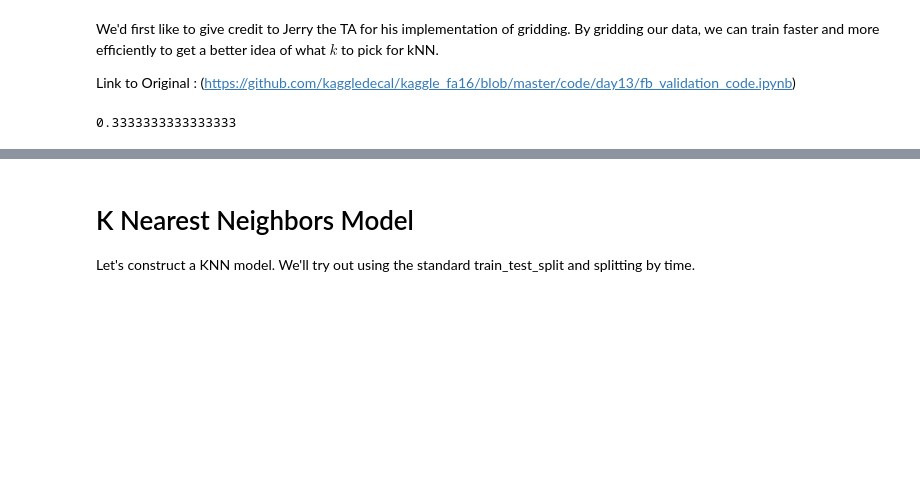
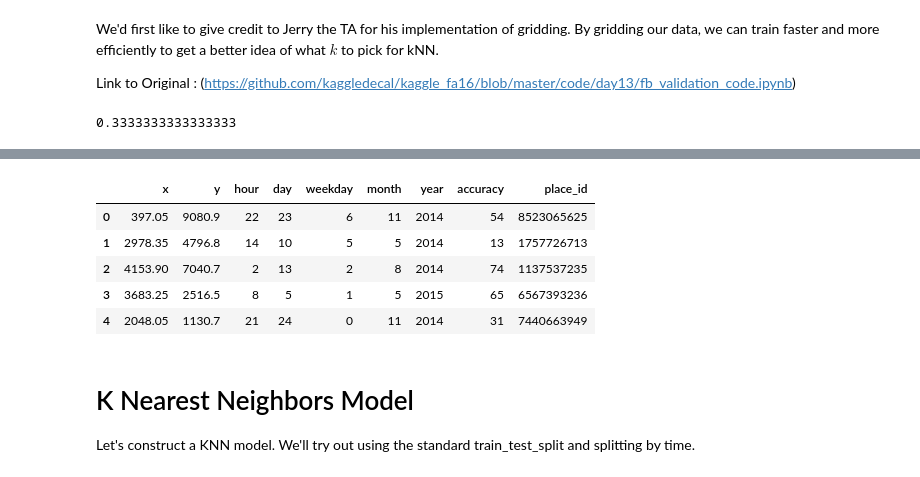
Before and after one commit to tinhnguyen20/kagswag, a Jupyter notebook: facebookPredictions/SumanProject2.ipynb, the cells around one changed output, grey strips where cells are left out. Saved outputs shown, nothing was run; the diff lists cells and outputs as text; code cells hidden in the pictures; blank space fills up the shorter version.

```diff
--- a/facebookPredictions/SumanProject2.ipynb
+++ b/facebookPredictions/SumanProject2.ipynb
@@ -126,3 +128,10 @@ x_grid, y_grid = np.meshgrid(xpoints,ypoints)
 # %%
-X_train.head()
+local_train_time.head()
+# %% [output]
+|  | x | y | hour | day | weekday | month | year | accuracy | place_id |
+| 0 | 397.05 | 9080.9 | 22 | 23 | 6 | 11 | 2014 | 54 | 8523065625 |
+| 1 | 2978.35 | 4796.8 | 14 | 10 | 5 | 5 | 2014 | 13 | 1757726713 |
+| 2 | 4153.90 | 7040.7 | 2 | 13 | 2 | 8 | 2014 | 74 | 1137537235 |
+| 3 | 3683.25 | 2516.5 | 8 | 5 | 1 | 5 | 2015 | 65 | 6567393236 |
+| 4 | 2048.05 | 1130.7 | 21 | 24 | 0 | 11 | 2014 | 31 | 7440663949 |
 # %%
```
Also changed, not shown: parts of 10 cells of this notebook.
